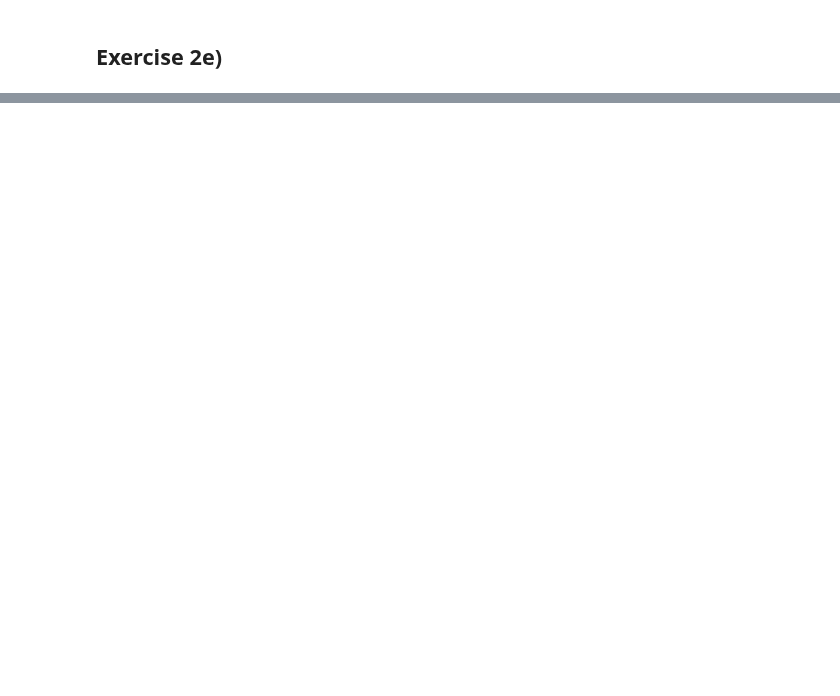
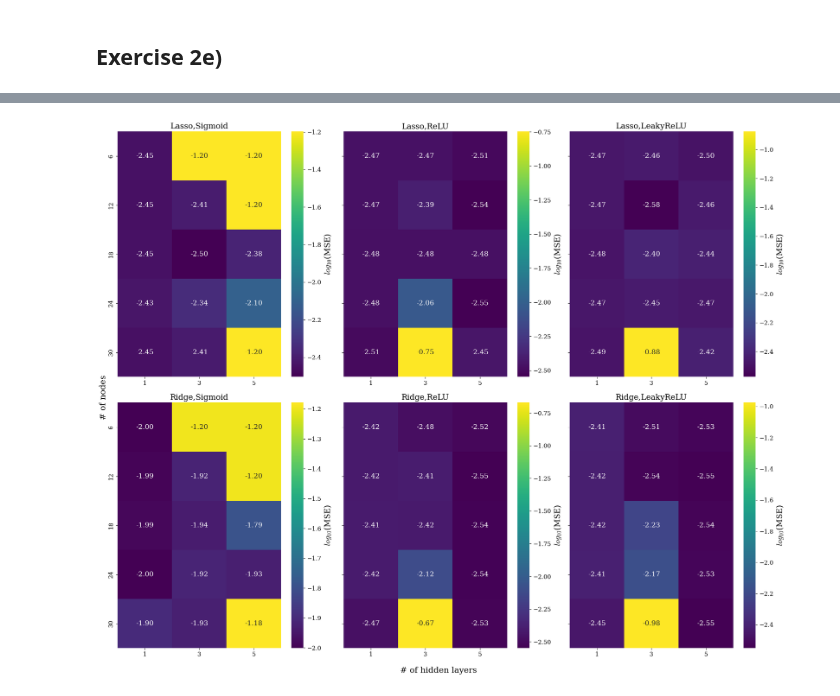
Before and after one commit to HeineEH/FYS-STK3155_Project2, a Jupyter notebook: code/exercise_2e.ipynb, the cells around one changed output, grey strips where cells are left out. Drawn from its saved outputs; the diff is of its cells as text; code cells hidden in the pictures; blank space fills up the shorter version.

```diff
--- a/code/exercise_2e.ipynb
+++ b/code/exercise_2e.ipynb
@@ -140,0 +184,25 @@ plt.show()
+# %%
+import seaborn as sns
+
+fig, axes = plt.subplots(len(regularization_types),len(activation_funcs), figsize=(20, 16), sharey=True)
+for l,(reg_name,regularization) in enumerate(regularization_types):
+    for k, (act_name,activation_func) in enumerate(activation_funcs):
+        mse_data = all_mse_data[:,:,k,l]
+        sns.heatmap(
+            np.log10(np.array(mse_data)),
+            ax = axes[l,k],
+            fmt=".2f",
+            annot=True,
+            cmap="viridis",
+            xticklabels=hidden_layers,
+                                              #vmin = np.log10(np.min(all_mse_data[:,j,:,:])), vmax = np.log10(np.max(all_mse_data[:,j,:,:])),
+            yticklabels=nodes,cbar_kws={"label": r"$log_{10}$(MSE)"}
+            )
+        axes[l,k].set_title(fr"{reg_name},{act_name}")
+
+    fig.supxlabel(r"# of hidden layers")
+    fig.supylabel("# of nodes")
+plt.savefig("../figs/mse_vs_nodes_hidden_layers.pdf")
+plt.show()
+# %% [output]
+[figure, added]
```
Also changed, not shown: parts of 6 cells of this notebook, 7 other files.
